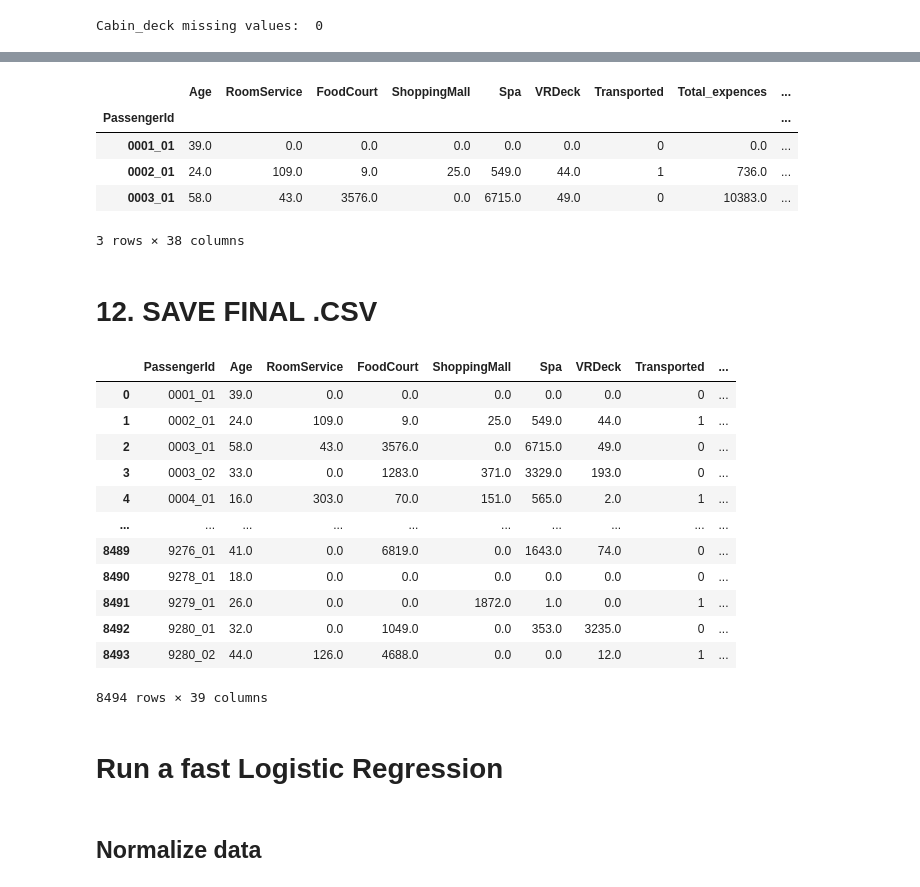
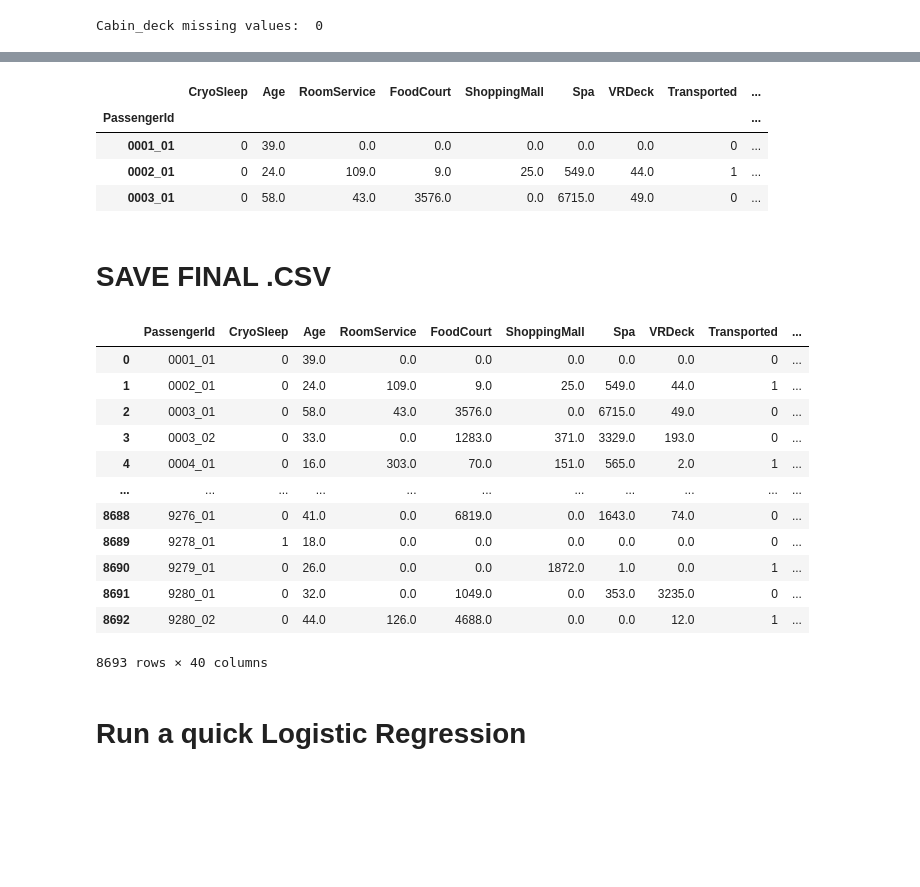
Before and after one commit to costasmexis/spaceship-titanic, a Jupyter notebook: EDA - Feature Engineering.ipynb, the cells around one changed output, grey strips where cells are left out. Drawn from its saved outputs; the diff is of its cells as text; code cells hidden in the pictures; blank space fills up the shorter version.

```diff
--- a/EDA - Feature Engineering.ipynb
+++ b/EDA - Feature Engineering.ipynb
@@ -532,6 +657,6 @@ plt.show()
 # %%
 for i in train[train['Cabin_deck'].isnull()].index:
-    if((train.iloc[i]['No_spending']==1) & (train.iloc[i]['HomePlanet']=='Earth')):
+    if((train.iloc[i]['No_spending']==1)):
         train.loc[i, 'Cabin_deck'] = 'G'
     else:
         train.loc[i, 'Cabin_deck'] = 'F'
@@ -544,3 +691,3 @@ Cabin_deck missing values:  0
 # %%
-train.drop(['Name','VIP','Cabin_num','Group'],axis=1,inplace=True)
+train.drop(['First Name','Family Name', 'VIP','Cabin_num','Group', 'Previous Family Name', 'Previous HomePlanet'],axis=1,inplace=True)
 # %% [markdown]
@@ -564,6 +711,7 @@ train[imputer_cols] = imputer.transform(train[imputer_cols])
 # %%
 train = train.set_index('PassengerId')
 # %%
+pd.set_option('display.max_columns', None)
 train.head(2)
 # %% [output]
 |  | HomePlanet | CryoSleep | Destination | Age | RoomService | FoodCourt | ShoppingMall | Spa | ... |
@@ -577,7 +724,7 @@ train.head(2)
 # label encoding
 from sklearn.preprocessing import LabelEncoder
 
-label_cols = ["HomePlanet", "CryoSleep", "Destination", "Age_group", "Cabin_deck", "Group_size", "Cabin_side"]
+label_cols = ["HomePlanet", "Destination", "Age_group", "Cabin_deck", "Group_size", "Cabin_side"]
 def label_encoder(df, columns):
     for col in columns:
         train[col] = train[col].astype(str)
@@ -600,16 +747,16 @@ print(train.shape)
 # %%
 train['Transported'] = train['Transported'].astype(int)
 # %%
+pd.set_option('display.max_columns', None)
 train.head(3)
 # %% [output]
-|  | Age | RoomService | FoodCourt | ShoppingMall | Spa | VRDeck | Transported | Total_expences | ... |
+|  | CryoSleep | Age | RoomService | FoodCourt | ShoppingMall | Spa | VRDeck | Transported | ... |
 | PassengerId |  |  |  |  |  |  |  |  | ... |
-| 0001_01 | 39.0 | 0.0 | 0.0 | 0.0 | 0.0 | 0.0 | 0 | 0.0 | ... |
-| 0002_01 | 24.0 | 109.0 | 9.0 | 25.0 | 549.0 | 44.0 | 1 | 736.0 | ... |
-| 0003_01 | 58.0 | 43.0 | 3576.0 | 0.0 | 6715.0 | 49.0 | 0 | 10383.0 | ... |
+| 0001_01 | 0 | 39.0 | 0.0 | 0.0 | 0.0 | 0.0 | 0.0 | 0 | ... |
+| 0002_01 | 0 | 24.0 | 109.0 | 9.0 | 25.0 | 549.0 | 44.0 | 1 | ... |
+| 0003_01 | 0 | 58.0 | 43.0 | 3576.0 | 0.0 | 6715.0 | 49.0 | 0 | ... |
-3 rows × 38 columns
 # %% [markdown]
-# 12. SAVE FINAL .CSV
+# SAVE FINAL .CSV
 # %%
 train.to_csv('dataset.csv', index=True)
 # %%
@@ -617,21 +764,21 @@ dataset = pd.read_csv('dataset.csv')
 # %%
 dataset
 # %% [output]
-|  | PassengerId | Age | RoomService | FoodCourt | ShoppingMall | Spa | VRDeck | Transported | ... |
-| 0 | 0001_01 | 39.0 | 0.0 | 0.0 | 0.0 | 0.0 | 0.0 | 0 | ... |
-| 1 | 0002_01 | 24.0 | 109.0 | 9.0 | 25.0 | 549.0 | 44.0 | 1 | ... |
-| 2 | 0003_01 | 58.0 | 43.0 | 3576.0 | 0.0 | 6715.0 | 49.0 | 0 | ... |
-| 3 | 0003_02 | 33.0 | 0.0 | 1283.0 | 371.0 | 3329.0 | 193.0 | 0 | ... |
-| 4 | 0004_01 | 16.0 | 303.0 | 70.0 | 151.0 | 565.0 | 2.0 | 1 | ... |
-| ... | ... | ... | ... | ... | ... | ... | ... | ... | ... |
-| 8489 | 9276_01 | 41.0 | 0.0 | 6819.0 | 0.0 | 1643.0 | 74.0 | 0 | ... |
-| 8490 | 9278_01 | 18.0 | 0.0 | 0.0 | 0.0 | 0.0 | 0.0 | 0 | ... |
-| 8491 | 9279_01 | 26.0 | 0.0 | 0.0 | 1872.0 | 1.0 | 0.0 | 1 | ... |
-| 8492 | 9280_01 | 32.0 | 0.0 | 1049.0 | 0.0 | 353.0 | 3235.0 | 0 | ... |
-| 8493 | 9280_02 | 44.0 | 126.0 | 4688.0 | 0.0 | 0.0 | 12.0 | 1 | ... |
+|  | PassengerId | CryoSleep | Age | RoomService | FoodCourt | ShoppingMall | Spa | VRDeck | Transported | ... |
+| 0 | 0001_01 | 0 | 39.0 | 0.0 | 0.0 | 0.0 | 0.0 | 0.0 | 0 | ... |
+| 1 | 0002_01 | 0 | 24.0 | 109.0 | 9.0 | 25.0 | 549.0 | 44.0 | 1 | ... |
+| 2 | 0003_01 | 0 | 58.0 | 43.0 | 3576.0 | 0.0 | 6715.0 | 49.0 | 0 | ... |
+| 3 | 0003_02 | 0 | 33.0 | 0.0 | 1283.0 | 371.0 | 3329.0 | 193.0 | 0 | ... |
+| 4 | 0004_01 | 0 | 16.0 | 303.0 | 70.0 | 151.0 | 565.0 | 2.0 | 1 | ... |
+| ... | ... | ... | ... | ... | ... | ... | ... | ... | ... | ... |
+| 8688 | 9276_01 | 0 | 41.0 | 0.0 | 6819.0 | 0.0 | 1643.0 | 74.0 | 0 | ... |
+| 8689 | 9278_01 | 1 | 18.0 | 0.0 | 0.0 | 0.0 | 0.0 | 0.0 | 0 | ... |
+| 8690 | 9279_01 | 0 | 26.0 | 0.0 | 0.0 | 1872.0 | 1.0 | 0.0 | 1 | ... |
+| 8691 | 9280_01 | 0 | 32.0 | 0.0 | 1049.0 | 0.0 | 353.0 | 3235.0 | 0 | ... |
+| 8692 | 9280_02 | 0 | 44.0 | 126.0 | 4688.0 | 0.0 | 0.0 | 12.0 | 1 | ... |
-8494 rows × 39 columns
+8693 rows × 40 columns
 # %% [markdown]
-# Run a fast Logistic Regression
+# Run a quick Logistic Regression
 # %%
 X = train.drop(['Transported'],axis=1)
 y = train['Transported']
@@ -641,8 +788,6 @@ from sklearn.model_selection import train_test_split
 # Train-validation split
 X_train, X_valid, y_train, y_valid = train_test_split(X,y,stratify=y,
                                                       train_size=0.8,test_size=0.2,random_state=0)
-# %% [markdown]
-## Normalize data
 # %%
 from sklearn.preprocessing import StandardScaler
 
```
Also changed, not shown: parts of 83 cells of this notebook.
